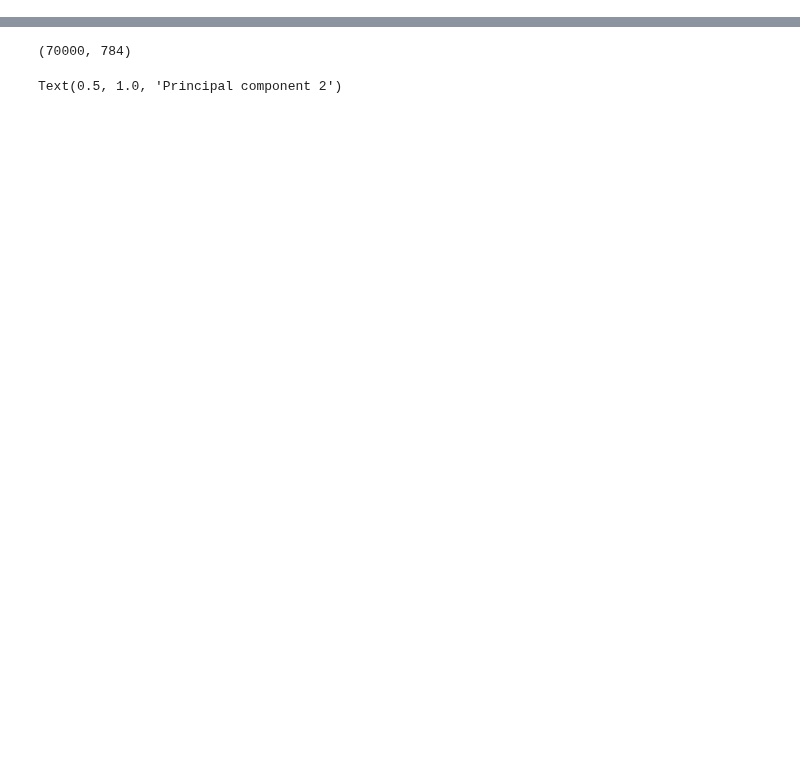
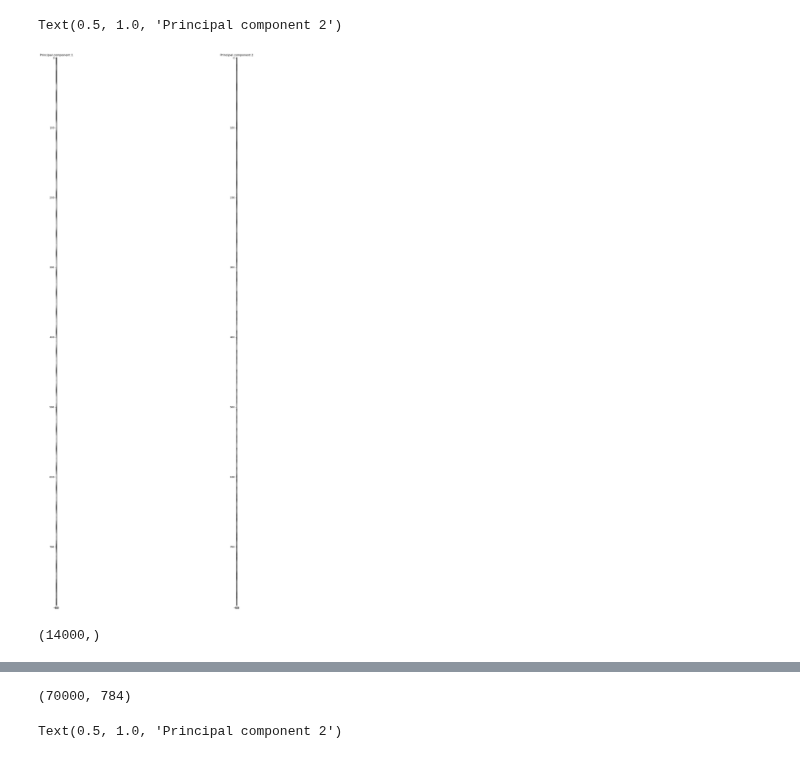
Before and after one commit to Elicit3495/MachineLearningProject22, a Jupyter notebook: Untitled.ipynb, the cells around one changed output, grey strips where cells are left out. Drawn from its saved outputs; the diff is of its cells as text; code cells hidden in the pictures; blank space fills up the shorter version.

```diff
--- a/Untitled.ipynb
+++ b/Untitled.ipynb
@@ -10,0 +124,20 @@ X_test, y_test = mnist_reader.load_mnist('data/fashion', kind='t10k')
+# %%
+pca = PCA(n_components=2)
+img_pca= pca.fit_transform(X_mnist.T, y_mnist.T)
+
+f, (ax1,ax2) = plt.subplots(1,2)
+f.set_size_inches((24,40))
+ax1.imshow(img_pca[:,0].reshape((784,1)), cmap=plt.cm.gray)
+ax1.set_title("Principal component 1")
+ax2.imshow(img_pca[:,1].reshape((784,1)), cmap=plt.cm.gray)
+ax2.set_title("Principal component 2")
+# %% [output]
+Text(0.5, 1.0, 'Principal component 2')
+[figure, added]
+# %%
+X_train.shape #(56000,784)
+X_validation.shape #(14000,784)
+y_train.shape #(56000,)
+y_validation.shape #(14000,)
+# %% [output]
+(14000,)
```
Also changed, not shown: parts of 11 cells of this notebook.
